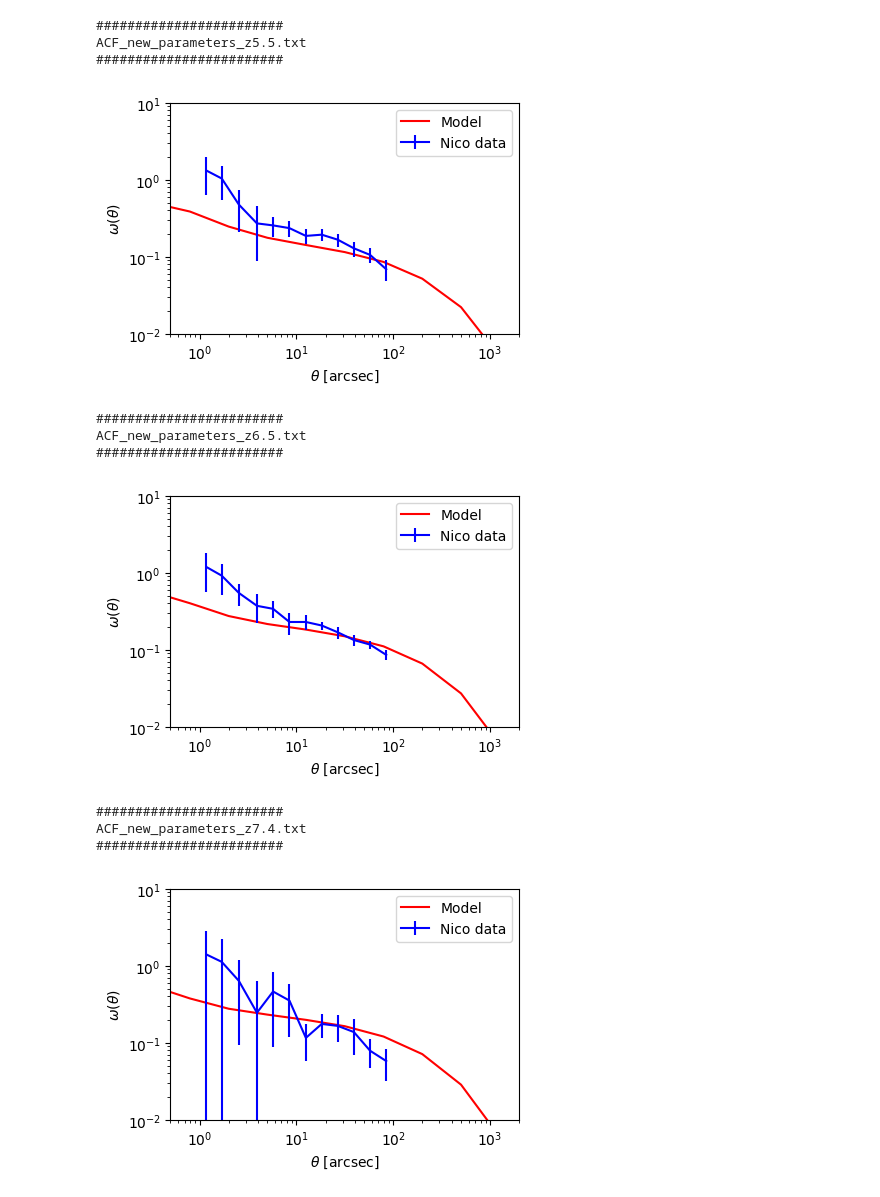
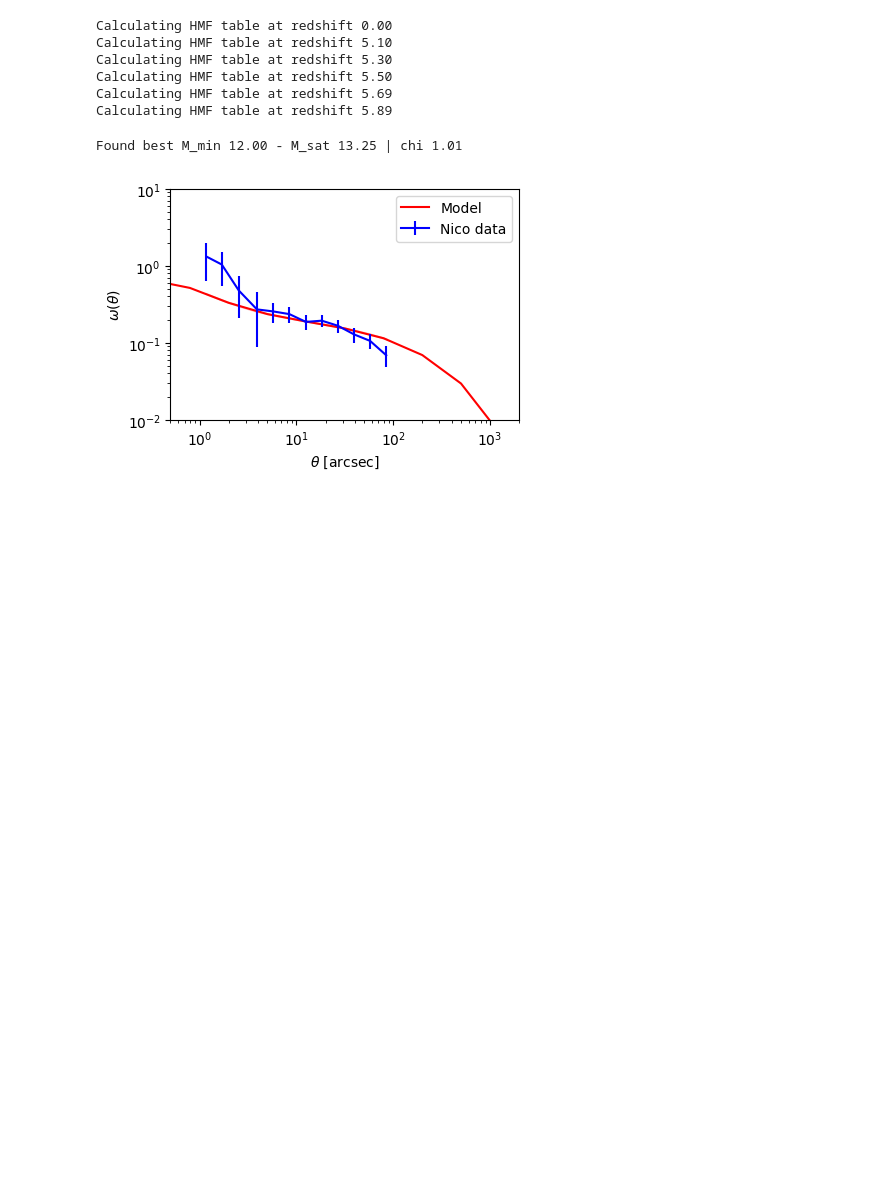
Before and after one commit to Ferr013/HOD, a Jupyter notebook: test_MCMC.ipynb, the cells around one changed output. Saved outputs shown, nothing was run; the diff lists cells and outputs as text; code cells hidden in the pictures; blank space fills up the shorter version.

Commit message:
Now MCMC works and runs each instance on single core

```diff
--- a/test_MCMC.ipynb
+++ b/test_MCMC.ipynb
@@ -25,61 +17,63 @@ please provide us feedback at https://github.com/pandas-dev/pandas/issues/54466
 # %%
 ### Fit 2 halo ###
 M_sat, M_min, sigma_logM, alpha = 10**11.5, 10**10.5, 0.2, 1.0
 SHOW_HALO_TERMS = 1
 
 def read_Nico_data(fname):
     data = pd.read_csv(fname, sep=' ')
     bin_centre = data['theta_bin'].to_numpy()
     w_obs = data['w_theta'].to_numpy()
     w_err = data['err_w_theta'].to_numpy()
     z_array = data['z_array'].to_numpy()
     Nz = data['Nz'].to_numpy()
     z_array, Nz = z_array[z_array>0], Nz[z_array>0]
     N_norm = Nz / (np.sum(Nz) * np.diff(z_array)[0])
     return bin_centre, w_obs, w_err, z_array, N_norm
 
 fnames = ['ACF_new_parameters_z5.5.txt',
           'ACF_new_parameters_z6.5.txt',
           'ACF_new_parameters_z7.4.txt',
           'ACF_new_parameters_z8.5.txt',
           'ACF_new_parameters_z9.3.txt',
-        #   'ACF_new_parameters_z10.6.txt',
+          'ACF_new_parameters_z10.6.txt',
           'ACF_new_parameters_z11.5.txt']
 
-for fname, M_min, M_sat in zip(fnames,
-                               np.power(10, np.array([11.25, 11.00, 10.75, 10.50, 10.25, 10.00])),
-                               np.power(10, np.array([12.25, 12.20, 12.15, 12.10, 12.05, 12.00]))):
-    print('########################')
-    print(fname)
-    print('########################')
-    bin_centre, w_obs, w_err, z_array, N_norm = read_Nico_data('Data_Nico/'+fname)
-    t_Nico = bin_centre/206265
-    th_arr = np.logspace(-0.5, 3.5, 11)/206265
-    # o2_N_allM = HOD.omega_2halo(t_Nico, M_min, sigma_logM, M_sat, alpha, N_norm, z_array,LOW_RES=1)
-    o2_N = HOD.omega_2halo(th_arr, M_min, sigma_logM, M_sat, alpha, N_norm, z_array,
-                           LOW_RES=1, mag_min = -22.3, mag_max = -15.5)
-    fig, ax = plt.subplots(1, 1, figsize=(4.5, 3), sharex=False, sharey=False)
-    ax.plot(th_arr*206265, o2_N, c = 'r', ls = '-', label='Model')
-    # ax.plot(th_arr*206265, o2_N_allM, c = 'c', ls = '-', label='All M')
-    ax.errorbar(bin_centre,w_obs, w_err, c='b', label='Nico data')
-    ax.set_xscale('log')
-    ax.set_yscale('log')
-    ax.set_xlim((0.5,2e3))
-    ax.set_ylim((1e-2, 1e1))
-    ax.set_xlabel(r'$\theta$ [arcsec]')
-    ax.set_ylabel(r'$\omega$($\theta$)')
-    plt.legend()
-    plt.show()
+fname = fnames[0]
+bin_centre, w_obs, w_err, z_array, N_norm = read_Nico_data('Data_Nico/'+fname)
+t_Nico = bin_centre/206265
+chi2_best, M_sat_best, M_min_best = np.infty, 0, 0
+fig, ax = plt.subplots(1, 1, figsize=(4.5, 3), sharex=False, sharey=False)
+for M_min in tqdm(np.power(10, np.array([12.00]))):
+    for M_sat in np.power(10,  np.array([13.25])):
+      o2_model = HOD.omega_2halo_singleCore(t_Nico, M_min, sigma_logM, M_sat, alpha, N_norm, z_array,
+                              LOW_RES=1, mag_min = -22.3, mag_max = -15.5)
+      ax.plot(t_Nico*206265, o2_model, c = 'r', ls = '-', alpha=0.25)
+      chi2 = np.sum(np.power((o2_model-w_obs)/w_err,2))
+      if chi2<chi2_best:
+         chi2_best = chi2
+         M_min_best, M_sat_best = M_min, M_sat
+
+print(f'Found best M_min {np.log10(M_min_best):.2f} - M_sat {np.log10(M_sat_best):.2f} | chi {np.log10(chi2):.2f}')
+th_arr = np.logspace(-0.5, 3.5, 11)/206265
+o2_N = HOD.omega_2halo_singleCore(th_arr, M_min_best, sigma_logM, M_sat_best, alpha, N_norm, z_array,
+                                  LOW_RES=1, mag_min = -22.3, mag_max = -15.5)
+
+ax.plot(th_arr*206265, o2_N, c = 'r', ls = '-', label='Model')
+ax.errorbar(bin_centre,w_obs, w_err, c='b', label='Nico data')
+ax.set_xscale('log')
+ax.set_yscale('log')
+ax.set_xlim((0.5,2e3))
+ax.set_ylim((1e-2, 1e1))
+ax.set_xlabel(r'$\theta$ [arcsec]')
+ax.set_ylabel(r'$\omega$($\theta$)')
+plt.legend()
+plt.show()
 # %% [output]
-########################
-ACF_new_parameters_z5.5.txt
-########################
+Calculating HMF table at redshift 0.00
+Calculating HMF table at redshift 5.10
+Calculating HMF table at redshift 5.30
+Calculating HMF table at redshift 5.50
+Calculating HMF table at redshift 5.69
+Calculating HMF table at redshift 5.89
+Found best M_min 12.00 - M_sat 13.25 | chi 1.01
-[figure, old version]
+[figure, new version]
-########################
-ACF_new_parameters_z6.5.txt
-########################
-[figure, removed]
-########################
-ACF_new_parameters_z7.4.txt
-########################
-[figure, removed]
```
Also changed, not shown: parts of 3 cells of this notebook, 7 other files.
